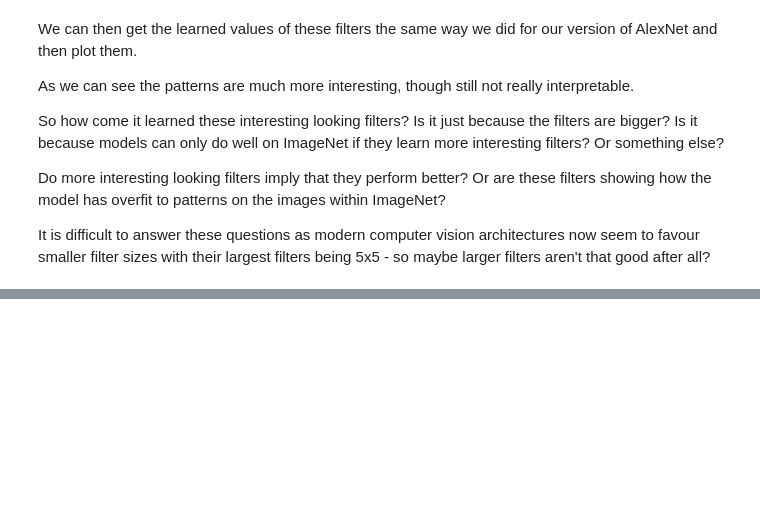
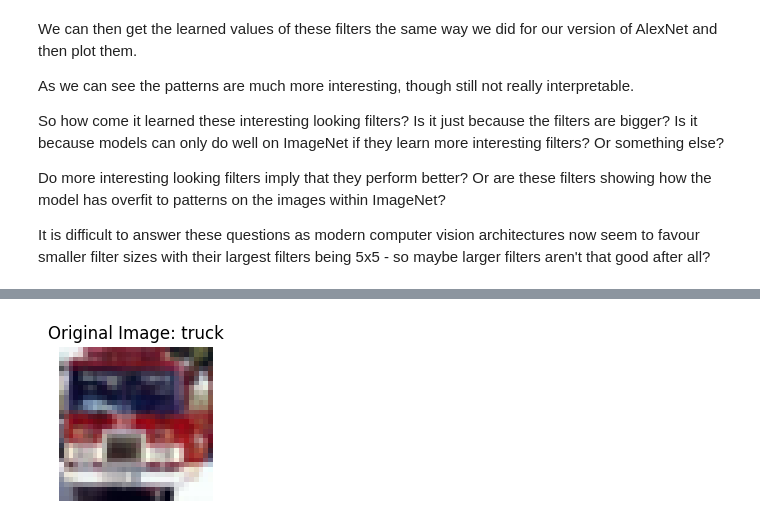
Before and after one commit to snowflake-Zhao/img_nn_ess, a Jupyter notebook: 4_alexnet.ipynb, the cells around one changed output, grey strips where cells are left out. Drawn from its saved outputs; the diff is of its cells as text; code cells hidden in the pictures; blank space fills up the shorter version.

Commit message:
updater alexnet

```diff
--- a/4_alexnet.ipynb
+++ b/4_alexnet.ipynb
@@ -949,16 +969,0 @@ def visualize_convolution_filters(model, layer_name, layer_idx, n_filters=6, fig
-# %%
-# Visualize convolution weights from our trained model
-model_path = './model/best_alexnet.pt'
-model = AlexNet(OUTPUT_DIM)
-model.load_state_dict(torch.load(model_path, weights_only=True))
-model.cpu().eval()
-
-layers_to_viz = [
-    ('features', 0),
-    ('features', 3),
-    ('features', 6),
-    ('features', 8),
-]
-
-for layer_name, layer_idx in layers_to_viz:
-    visualize_convolution_filters(model, layer_name, layer_idx)
@@ -968,0 +974,84 @@ UnboundLocalError: local variable 'ax' referenced before assignment
+# %%
+def visualize_feature_maps(model, image, max_channels=64):
+    """
+    Performs a forward pass and visualizes the feature maps after each
+    convolutional/ReLU layer.
+
+    Args:
+        model: The trained AlexNet model.
+        image: A single image tensor.
+        max_channels: Maximum number of feature maps to plot per layer.
+    """
+    model.eval()
+
+    # Prepare image: add batch dimension and move to device
+    x = image.unsqueeze(0).to(device)
+
+    # We'll store the activations of the layers we are interested in
+    activations = []
+    layer_names = []
+
+    with torch.no_grad():
+        for i, layer in enumerate(model.features):
+            x = layer(x)
+            # We visualize feature maps after Conv2d and ReLU layers
+            if isinstance(layer, (nn.Conv2d, nn.ReLU)):
+                activations.append(x.detach().cpu())
+                layer_names.append(f"Layer {i} ({type(layer).__name__})")
+
+    # Plotting
+    for layer_name, act in zip(layer_names, activations):
+        # act shape: (1, channels, h, w)
+        act = act[0] # Remove batch dimension -> (channels, h, w)
+        num_channels = act.shape[0]
+
+        print(f"Visualizing {layer_name}: {num_channels} channels")
+
+        num_to_plot = min(num_channels, max_channels)
+        cols = 8
+        rows = (num_to_plot + cols - 1) // cols
+
+        fig, axes = plt.subplots(rows, cols, figsize=(cols * 2, rows * 2), squeeze=False)
+
+        for i in range(num_to_plot):
+            r = i // cols
+            c = i % cols
+            ax = axes[r, c]
+
+            f_map = act[i].numpy()
+
+            # Normalize for visualization
+            f_min, f_max = f_map.min(), f_map.max()
+            f_map = (f_map - f_min) / (f_max - f_min + 1e-5)
+
+            ax.imshow(f_map, cmap='viridis')
+            ax.set_title(f'Ch {i}', fontsize=8)
+            ax.axis('off')
+
+        for r in range(rows):
+            for c in range(cols):
+                if r * cols + c >= num_to_plot:
+                    axes[r, c].axis('off')
+
+        plt.suptitle(f'{layer_name} - First {num_to_plot} Feature Maps')
+        plt.tight_layout()
+        plt.show()
+
+# 1. Select a random image from the test set
+idx = random.randint(0, len(test_data) - 1)
+image, label = test_data[idx]
+
+# Plot the original image
+plt.figure(figsize=(2, 2))
+plt.imshow(normalize_image(image).permute(1, 2, 0).numpy())
+plt.title(f"Original Image: {test_data.classes[label]}")
+plt.axis('off')
+plt.show()
+
+# 2. Visualize the feature maps
+# We use the custom model loaded in cell 75. Ensure it's on the correct device.
+model = model.to(device)
+pred,_ = model(image.unsqueeze(0).to(device))  # Forward pass to ensure activations are computed
+visualize_feature_maps(model, image, max_channels=64)
+# %% [output]
+[figure, added]
```
Also changed, not shown: parts of 9 cells of this notebook, 3 other files.
